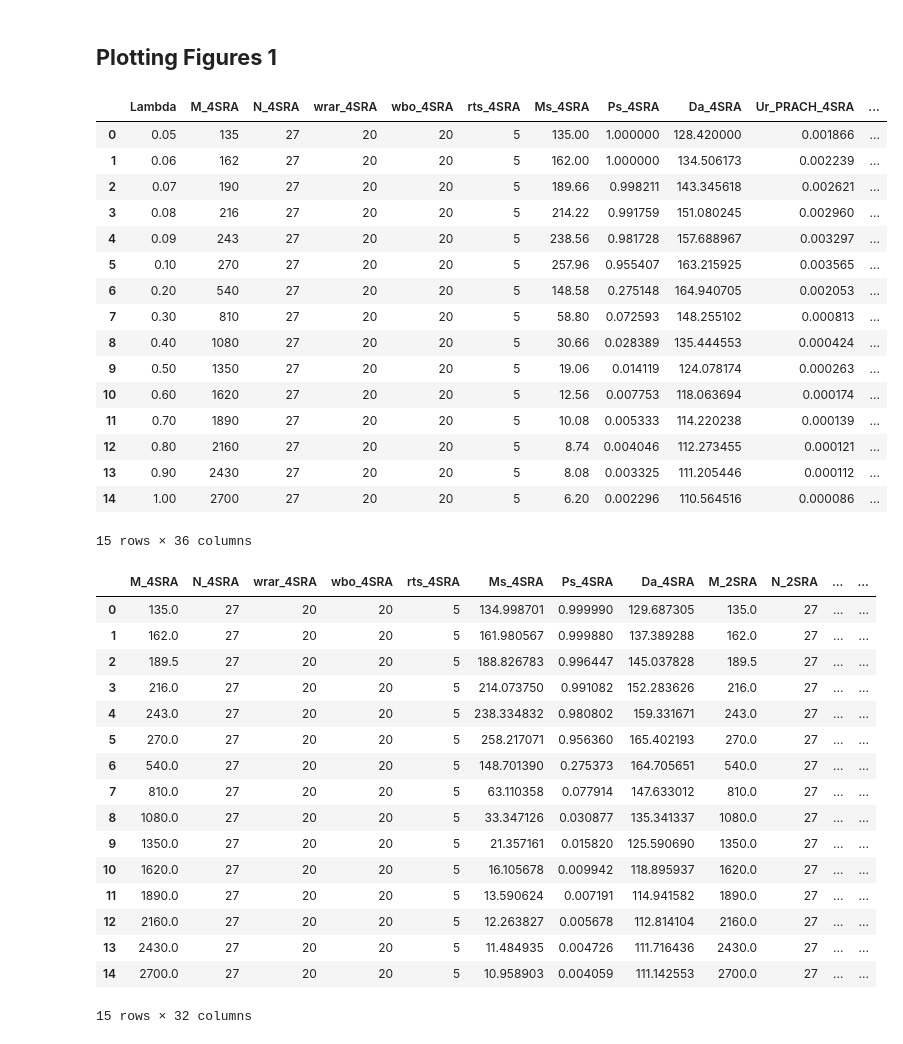
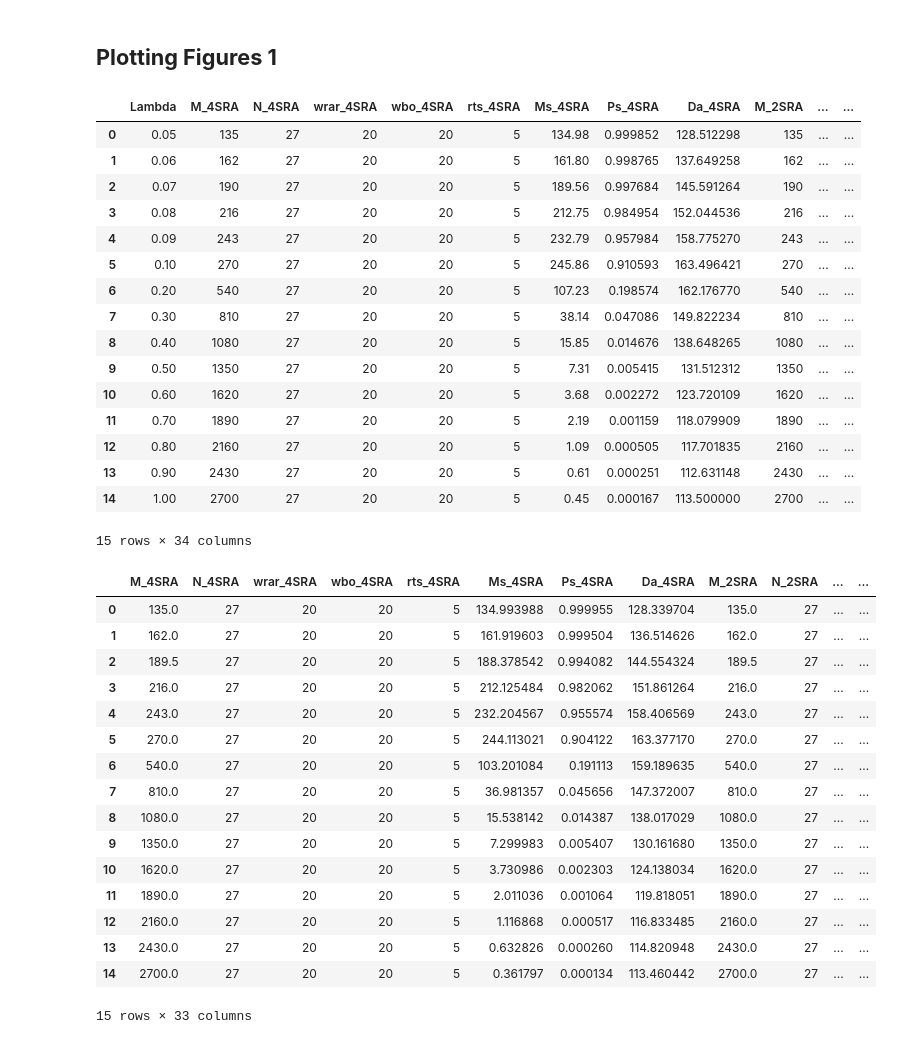
Before and after one commit to timlin0307/Thesis-Simulation, a Jupyter notebook: 2SRA and 4SRA with T_DATA in NTN/Simulation.ipynb, the cells around one changed output. Saved outputs shown, nothing was run; the diff lists cells and outputs as text; code cells hidden in the pictures.

```diff
--- a/2SRA and 4SRA with T_DATA in NTN/Simulation.ipynb
+++ b/2SRA and 4SRA with T_DATA in NTN/Simulation.ipynb
@@ -2151,45 +2189,45 @@ plt.show()
 # %% [markdown]
 ## **Plotting Figures 1**
 # %%
-sim = pandas.read_csv('sim_testresult_Ms.csv')
+sim = pandas.read_csv('sim_testresult.csv')
 sim
 # %% [output]
-|  | Lambda | M_4SRA | N_4SRA | wrar_4SRA | wbo_4SRA | rts_4SRA | Ms_4SRA | Ps_4SRA | Da_4SRA | Ur_PRACH_4SRA | ... |
-| 0 | 0.05 | 135 | 27 | 20 | 20 | 5 | 135.00 | 1.000000 | 128.420000 | 0.001866 | ... |
-| 1 | 0.06 | 162 | 27 | 20 | 20 | 5 | 162.00 | 1.000000 | 134.506173 | 0.002239 | ... |
-| 2 | 0.07 | 190 | 27 | 20 | 20 | 5 | 189.66 | 0.998211 | 143.345618 | 0.002621 | ... |
-| 3 | 0.08 | 216 | 27 | 20 | 20 | 5 | 214.22 | 0.991759 | 151.080245 | 0.002960 | ... |
-| 4 | 0.09 | 243 | 27 | 20 | 20 | 5 | 238.56 | 0.981728 | 157.688967 | 0.003297 | ... |
-| 5 | 0.10 | 270 | 27 | 20 | 20 | 5 | 257.96 | 0.955407 | 163.215925 | 0.003565 | ... |
-| 6 | 0.20 | 540 | 27 | 20 | 20 | 5 | 148.58 | 0.275148 | 164.940705 | 0.002053 | ... |
-| 7 | 0.30 | 810 | 27 | 20 | 20 | 5 | 58.80 | 0.072593 | 148.255102 | 0.000813 | ... |
-| 8 | 0.40 | 1080 | 27 | 20 | 20 | 5 | 30.66 | 0.028389 | 135.444553 | 0.000424 | ... |
-| 9 | 0.50 | 1350 | 27 | 20 | 20 | 5 | 19.06 | 0.014119 | 124.078174 | 0.000263 | ... |
-| 10 | 0.60 | 1620 | 27 | 20 | 20 | 5 | 12.56 | 0.007753 | 118.063694 | 0.000174 | ... |
-| 11 | 0.70 | 1890 | 27 | 20 | 20 | 5 | 10.08 | 0.005333 | 114.220238 | 0.000139 | ... |
-| 12 | 0.80 | 2160 | 27 | 20 | 20 | 5 | 8.74 | 0.004046 | 112.273455 | 0.000121 | ... |
-| 13 | 0.90 | 2430 | 27 | 20 | 20 | 5 | 8.08 | 0.003325 | 111.205446 | 0.000112 | ... |
-| 14 | 1.00 | 2700 | 27 | 20 | 20 | 5 | 6.20 | 0.002296 | 110.564516 | 0.000086 | ... |
+|  | Lambda | M_4SRA | N_4SRA | wrar_4SRA | wbo_4SRA | rts_4SRA | Ms_4SRA | Ps_4SRA | Da_4SRA | M_2SRA | ... | ... |
+| 0 | 0.05 | 135 | 27 | 20 | 20 | 5 | 134.98 | 0.999852 | 128.512298 | 135 | ... | ... |
+| 1 | 0.06 | 162 | 27 | 20 | 20 | 5 | 161.80 | 0.998765 | 137.649258 | 162 | ... | ... |
+| 2 | 0.07 | 190 | 27 | 20 | 20 | 5 | 189.56 | 0.997684 | 145.591264 | 190 | ... | ... |
+| 3 | 0.08 | 216 | 27 | 20 | 20 | 5 | 212.75 | 0.984954 | 152.044536 | 216 | ... | ... |
+| 4 | 0.09 | 243 | 27 | 20 | 20 | 5 | 232.79 | 0.957984 | 158.775270 | 243 | ... | ... |
+| 5 | 0.10 | 270 | 27 | 20 | 20 | 5 | 245.86 | 0.910593 | 163.496421 | 270 | ... | ... |
+| 6 | 0.20 | 540 | 27 | 20 | 20 | 5 | 107.23 | 0.198574 | 162.176770 | 540 | ... | ... |
+| 7 | 0.30 | 810 | 27 | 20 | 20 | 5 | 38.14 | 0.047086 | 149.822234 | 810 | ... | ... |
+| 8 | 0.40 | 1080 | 27 | 20 | 20 | 5 | 15.85 | 0.014676 | 138.648265 | 1080 | ... | ... |
+| 9 | 0.50 | 1350 | 27 | 20 | 20 | 5 | 7.31 | 0.005415 | 131.512312 | 1350 | ... | ... |
+| 10 | 0.60 | 1620 | 27 | 20 | 20 | 5 | 3.68 | 0.002272 | 123.720109 | 1620 | ... | ... |
+| 11 | 0.70 | 1890 | 27 | 20 | 20 | 5 | 2.19 | 0.001159 | 118.079909 | 1890 | ... | ... |
+| 12 | 0.80 | 2160 | 27 | 20 | 20 | 5 | 1.09 | 0.000505 | 117.701835 | 2160 | ... | ... |
+| 13 | 0.90 | 2430 | 27 | 20 | 20 | 5 | 0.61 | 0.000251 | 112.631148 | 2430 | ... | ... |
+| 14 | 1.00 | 2700 | 27 | 20 | 20 | 5 | 0.45 | 0.000167 | 113.500000 | 2700 | ... | ... |
-15 rows × 36 columns
+15 rows × 34 columns
 # %%
-ana = pandas.read_csv('ana_testresult_Ms.csv')
+ana = pandas.read_csv('ana_testresult.csv')
 ana
 # %% [output]
 |  | M_4SRA | N_4SRA | wrar_4SRA | wbo_4SRA | rts_4SRA | Ms_4SRA | Ps_4SRA | Da_4SRA | M_2SRA | N_2SRA | ... | ... |
-| 0 | 135.0 | 27 | 20 | 20 | 5 | 134.998701 | 0.999990 | 129.687305 | 135.0 | 27 | ... | ... |
-| 1 | 162.0 | 27 | 20 | 20 | 5 | 161.980567 | 0.999880 | 137.389288 | 162.0 | 27 | ... | ... |
-| 2 | 189.5 | 27 | 20 | 20 | 5 | 188.826783 | 0.996447 | 145.037828 | 189.5 | 27 | ... | ... |
-| 3 | 216.0 | 27 | 20 | 20 | 5 | 214.073750 | 0.991082 | 152.283626 | 216.0 | 27 | ... | ... |
-| 4 | 243.0 | 27 | 20 | 20 | 5 | 238.334832 | 0.980802 | 159.331671 | 243.0 | 27 | ... | ... |
-| 5 | 270.0 | 27 | 20 | 20 | 5 | 258.217071 | 0.956360 | 165.402193 | 270.0 | 27 | ... | ... |
-| 6 | 540.0 | 27 | 20 | 20 | 5 | 148.701390 | 0.275373 | 164.705651 | 540.0 | 27 | ... | ... |
-| 7 | 810.0 | 27 | 20 | 20 | 5 | 63.110358 | 0.077914 | 147.633012 | 810.0 | 27 | ... | ... |
-| 8 | 1080.0 | 27 | 20 | 20 | 5 | 33.347126 | 0.030877 | 135.341337 | 1080.0 | 27 | ... | ... |
-| 9 | 1350.0 | 27 | 20 | 20 | 5 | 21.357161 | 0.015820 | 125.590690 | 1350.0 | 27 | ... | ... |
-| 10 | 1620.0 | 27 | 20 | 20 | 5 | 16.105678 | 0.009942 | 118.895937 | 1620.0 | 27 | ... | ... |
-| 11 | 1890.0 | 27 | 20 | 20 | 5 | 13.590624 | 0.007191 | 114.941582 | 1890.0 | 27 | ... | ... |
-| 12 | 2160.0 | 27 | 20 | 20 | 5 | 12.263827 | 0.005678 | 112.814104 | 2160.0 | 27 | ... | ... |
-| 13 | 2430.0 | 27 | 20 | 20 | 5 | 11.484935 | 0.004726 | 111.716436 | 2430.0 | 27 | ... | ... |
-| 14 | 2700.0 | 27 | 20 | 20 | 5 | 10.958903 | 0.004059 | 111.142553 | 2700.0 | 27 | ... | ... |
+| 0 | 135.0 | 27 | 20 | 20 | 5 | 134.993988 | 0.999955 | 128.339704 | 135.0 | 27 | ... | ... |
+| 1 | 162.0 | 27 | 20 | 20 | 5 | 161.919603 | 0.999504 | 136.514626 | 162.0 | 27 | ... | ... |
+| 2 | 189.5 | 27 | 20 | 20 | 5 | 188.378542 | 0.994082 | 144.554324 | 189.5 | 27 | ... | ... |
+| 3 | 216.0 | 27 | 20 | 20 | 5 | 212.125484 | 0.982062 | 151.861264 | 216.0 | 27 | ... | ... |
+| 4 | 243.0 | 27 | 20 | 20 | 5 | 232.204567 | 0.955574 | 158.406569 | 243.0 | 27 | ... | ... |
+| 5 | 270.0 | 27 | 20 | 20 | 5 | 244.113021 | 0.904122 | 163.377170 | 270.0 | 27 | ... | ... |
+| 6 | 540.0 | 27 | 20 | 20 | 5 | 103.201084 | 0.191113 | 159.189635 | 540.0 | 27 | ... | ... |
+| 7 | 810.0 | 27 | 20 | 20 | 5 | 36.981357 | 0.045656 | 147.372007 | 810.0 | 27 | ... | ... |
+| 8 | 1080.0 | 27 | 20 | 20 | 5 | 15.538142 | 0.014387 | 138.017029 | 1080.0 | 27 | ... | ... |
+| 9 | 1350.0 | 27 | 20 | 20 | 5 | 7.299983 | 0.005407 | 130.161680 | 1350.0 | 27 | ... | ... |
+| 10 | 1620.0 | 27 | 20 | 20 | 5 | 3.730986 | 0.002303 | 124.138034 | 1620.0 | 27 | ... | ... |
+| 11 | 1890.0 | 27 | 20 | 20 | 5 | 2.011036 | 0.001064 | 119.818051 | 1890.0 | 27 | ... | ... |
+| 12 | 2160.0 | 27 | 20 | 20 | 5 | 1.116868 | 0.000517 | 116.833485 | 2160.0 | 27 | ... | ... |
+| 13 | 2430.0 | 27 | 20 | 20 | 5 | 0.632826 | 0.000260 | 114.820948 | 2430.0 | 27 | ... | ... |
+| 14 | 2700.0 | 27 | 20 | 20 | 5 | 0.361797 | 0.000134 | 113.460442 | 2700.0 | 27 | ... | ... |
-15 rows × 32 columns
+15 rows × 33 columns
 # %%
```
Also changed, not shown: parts of 13 cells of this notebook, 12 other files.
